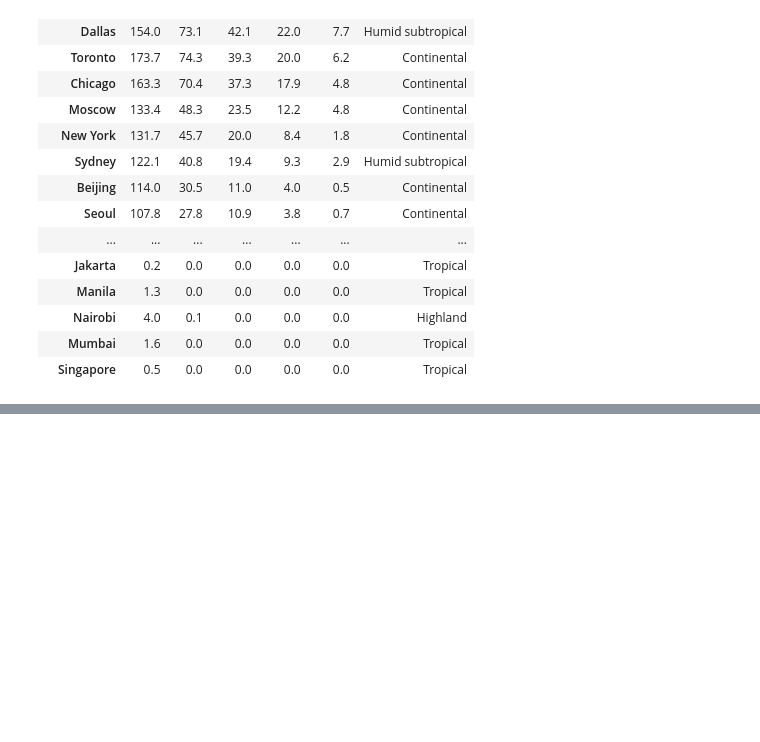
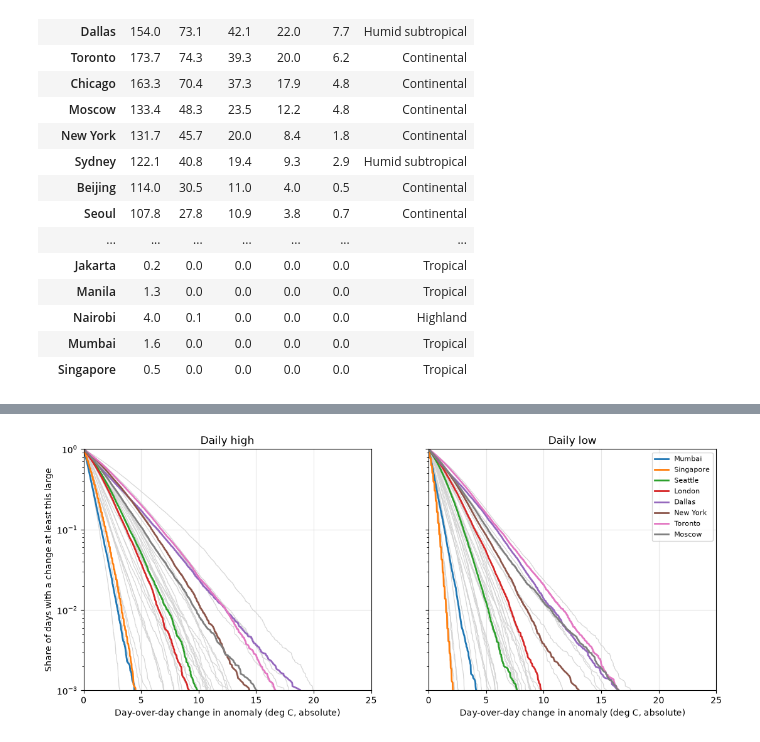
Before and after one commit to ninadparab/weather-temperature, a Jupyter notebook: weather_variability.ipynb, the cells around one changed output, grey strips where cells are left out. Drawn from its saved outputs; the diff is of its cells as text; code cells hidden in the pictures; blank space fills up the shorter version.

```diff
--- a/weather_variability.ipynb
+++ b/weather_variability.ipynb
@@ -458,0 +534,28 @@ Cities with zero big-swing days per year:
+# %%
+def exceedance(values):
+    v = np.sort(values.dropna().abs().values)
+    p = 1 - np.arange(len(v)) / len(v)
+    return v, p
+
+
+fig, axes = plt.subplots(1, 2, figsize=(13, 5), sharey=True)
+for ax, v in zip(axes, ["tmax", "tmin"]):
+    for city, g in d.groupby("city"):
+        if city not in CARPET_CITIES:
+            x, p = exceedance(g[f"{v}_d1_anom"])
+            ax.plot(x, p, color="lightgray", lw=0.8)
+    for i, city in enumerate(CARPET_CITIES):
+        x, p = exceedance(d.loc[d["city"] == city, f"{v}_d1_anom"])
+        ax.plot(x, p, lw=2, label=city, color=plt.cm.tab10(i % 10))
+    ax.set_yscale("log")
+    ax.set_ylim(1e-3, 1)
+    ax.set_xlim(0, 25)
+    ax.set_xlabel("Day-over-day change in anomaly (deg C, absolute)")
+    ax.set_title(f"Daily {'high' if v == 'tmax' else 'low'}")
+    ax.grid(alpha=0.3)
+axes[0].set_ylabel("Share of days with a change at least this large")
+axes[1].legend(fontsize=8, loc="upper right")
+fig.savefig(FIG_DIR / "day_over_day_tails.png", dpi=150, bbox_inches="tight")
+plt.show()
+# %% [output]
+[figure, added]
```
Also changed, not shown: parts of 28 cells of this notebook, 10 other files.
